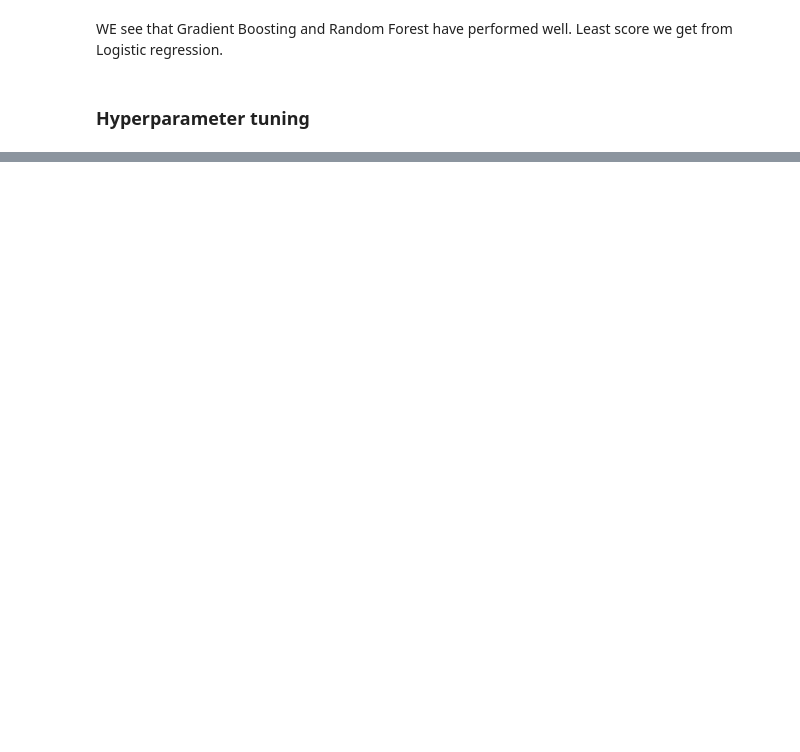
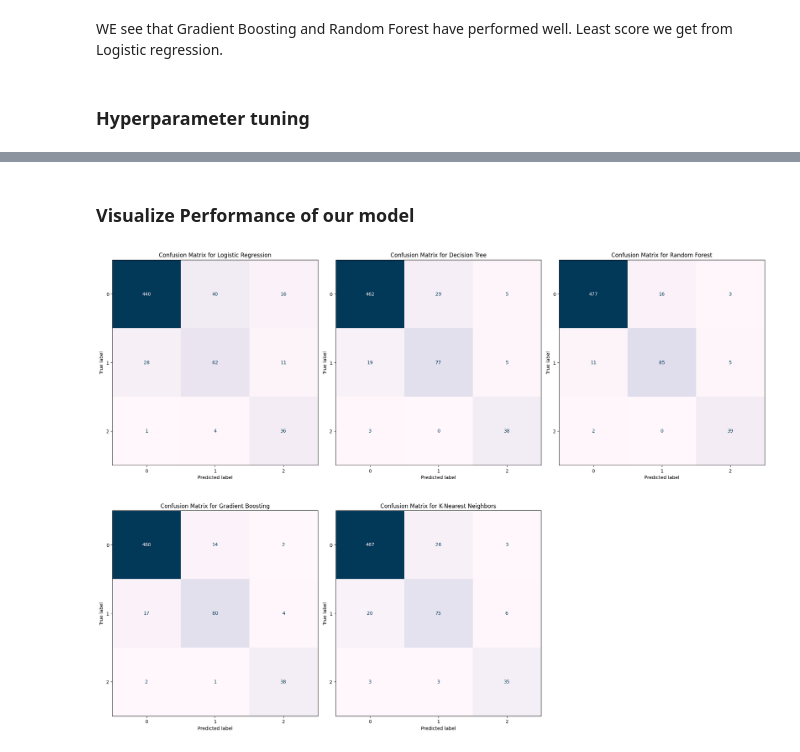
Before and after one commit to Shrutziee/FetusHealthClassifier, a Jupyter notebook: code file.ipynb, the cells around one changed output, grey strips where cells are left out. Drawn from its saved outputs; the diff is of its cells as text; code cells hidden in the pictures; blank space fills up the shorter version.

Commit message:
Made final overall analysis and visulize performance of model

```diff
--- a/code file.ipynb
+++ b/code file.ipynb
@@ -321,0 +353,17 @@ rf_accuracy= accuracy_score(x_test, rf_predictions)
+# %%
+models = {
+    'Logistic Regression': best_logistic,
+    'Decision Tree': best_tree,
+    'Random Forest': best_rf,
+    'Gradient Boosting': best_gb,
+    'K-Nearest Neighbors': best_knn
+}
+
+for name, model in models.items():
+    y_pred = model.predict(x_test)
+    print(f"Performance of {name}:")
+    print(f"Accuracy: {accuracy_score(y_test, y_pred):.4f}")
+    print(f"Precision: {precision_score(y_test, y_pred, average='macro'):.4f}")
+    print(f"F1 Score: {f1_score(y_test, y_pred, average='macro'):.4f}")
+    print(f"Classification Report:\n{classification_report(y_test, y_pred)}")
+    print(f"Confusion Matrix:\n{confusion_matrix(y_test, y_pred)}\n")
@@ -321,0 +388,27 @@ rf_accuracy= accuracy_score(x_test, rf_predictions)
+# %% [markdown]
+<h3> Visualize Performance of our model
+# %%
+from sklearn.metrics import confusion_matrix, ConfusionMatrixDisplay
+import matplotlib.pyplot as plt
+
+fig, ax = plt.subplots(2, 3, figsize=(20, 15))
+ax = ax.ravel()
+
+num_models = len(models)
+
+for i, (name, model) in enumerate(models.items()):
+    model.fit(x_train, y_train)
+    y_pred = model.predict(x_test)
+    cm = confusion_matrix(y_test, y_pred)
+    disp = ConfusionMatrixDisplay(confusion_matrix=cm)
+    disp.plot(ax=ax[i], cmap='PuBu', colorbar=False)
+    ax[i].set_title(f'Confusion Matrix for {name}')
+
+# Remove any unused subplots
+for j in range(num_models, len(ax)):
+    fig.delaxes(ax[j])
+
+plt.tight_layout()
+plt.show()
+# %% [output]
+[figure, added]
```
Also changed, not shown: parts of 15 cells of this notebook.
